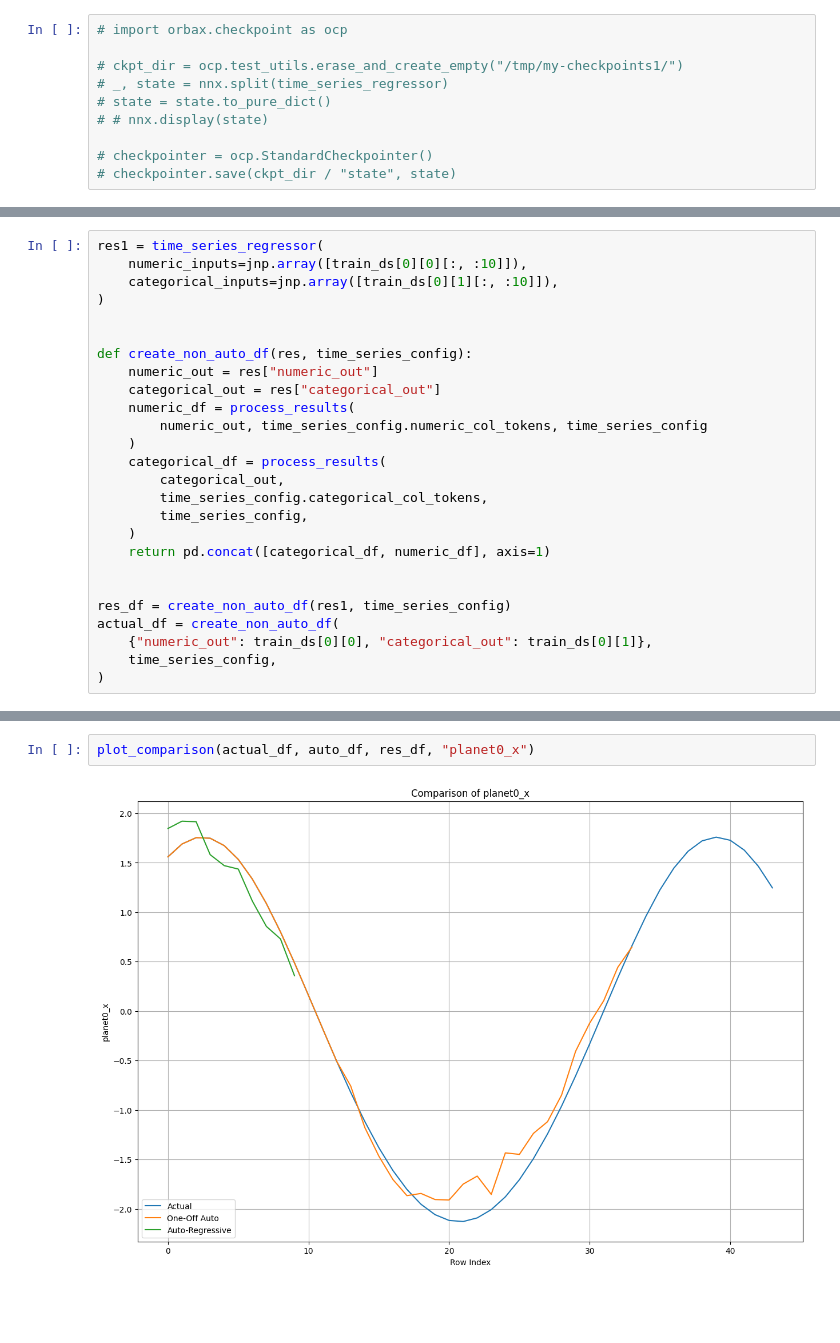
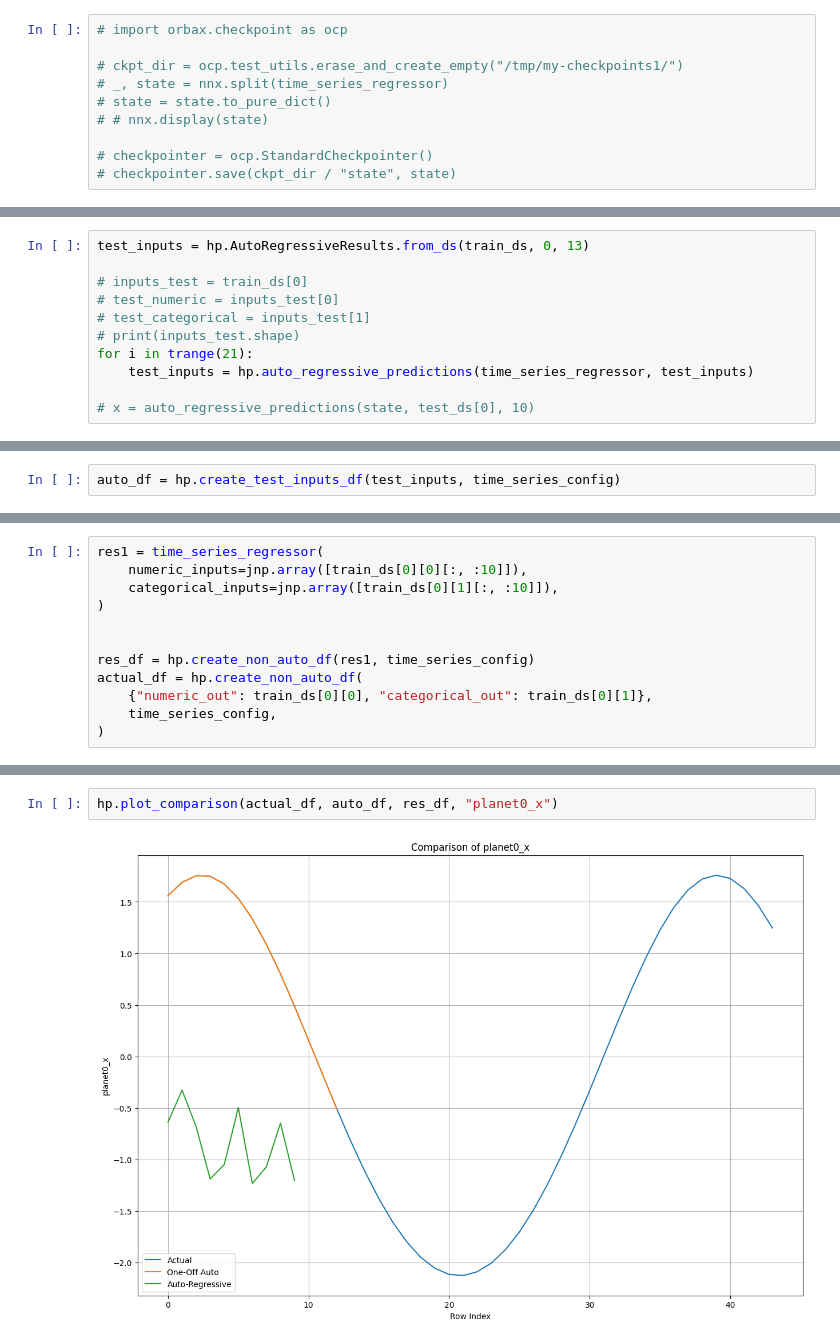
Before and after one commit to IndustryTransformer/Hephaestus, a Jupyter notebook: Plannets.ipynb, the cells around one changed output, grey strips where cells are left out. Cells and saved outputs as stored; diff of their text form; blank space fills up the shorter version.

```diff
--- a/Plannets.ipynb
+++ b/Plannets.ipynb
@@ -528,0 +327,11 @@ auto_df = create_test_inputs_df(test_inputs, time_series_config)
+# %%
+test_inputs = hp.AutoRegressiveResults.from_ds(train_ds, 0, 13)
+
+# inputs_test = train_ds[0]
+# test_numeric = inputs_test[0]
+# test_categorical = inputs_test[1]
+# print(inputs_test.shape)
+for i in trange(21):
+    test_inputs = hp.auto_regressive_predictions(time_series_regressor, test_inputs)
+
+# x = auto_regressive_predictions(state, test_ds[0], 10)
@@ -529,3 +341,5 @@ auto_df = create_test_inputs_df(test_inputs, time_series_config)
+# %%
+auto_df = hp.create_test_inputs_df(test_inputs, time_series_config)
 # %%
 auto_df.tail()
 # %% [output]
@@ -572,22 +357,8 @@ res1 = time_series_regressor(
 )
 
 
-def create_non_auto_df(res, time_series_config):
-    numeric_out = res["numeric_out"]
-    categorical_out = res["categorical_out"]
-    numeric_df = process_results(
-        numeric_out, time_series_config.numeric_col_tokens, time_series_config
-    )
-    categorical_df = process_results(
-        categorical_out,
-        time_series_config.categorical_col_tokens,
-        time_series_config,
-    )
-    return pd.concat([categorical_df, numeric_df], axis=1)
-
-
-res_df = create_non_auto_df(res1, time_series_config)
-actual_df = create_non_auto_df(
+res_df = hp.create_non_auto_df(res1, time_series_config)
+actual_df = hp.create_non_auto_df(
     {"numeric_out": train_ds[0][0], "categorical_out": train_ds[0][1]},
     time_series_config,
 )
@@ -616,9 +387,9 @@ create_non_auto_df(
 | 58 | NaN | NaN | NaN | NaN | NaN | NaN | NaN | NaN | ... |
 59 rows × 30 columns
 # %%
-plot_comparison(actual_df, auto_df, res_df, "planet0_x")
+hp.plot_comparison(actual_df, auto_df, res_df, "planet0_x")
 # %% [output]
-[figure, old version]
+[figure, new version]
 # %%
 test_inputs.numeric_inputs.shape
 # %% [output]
```
Also changed, not shown: parts of 19 cells of this notebook, 18 other files.
